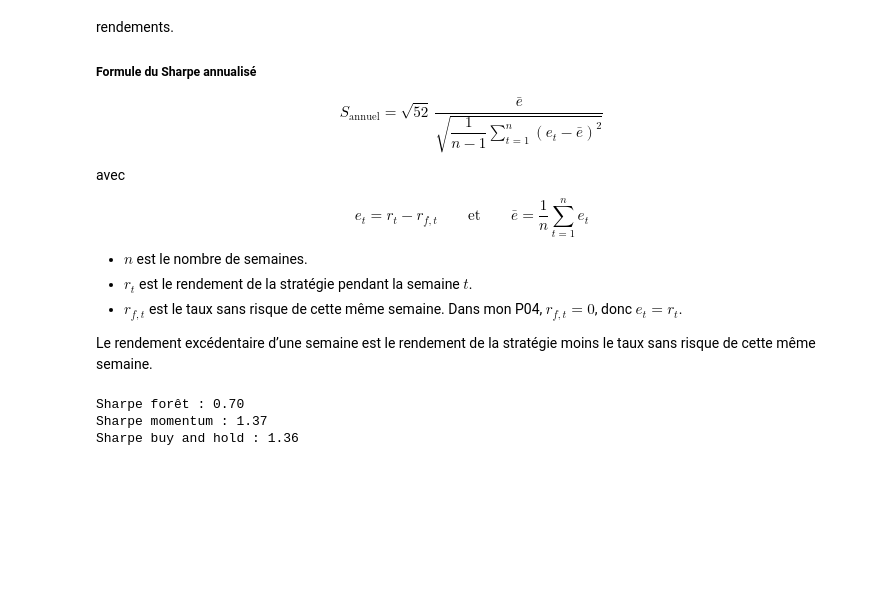
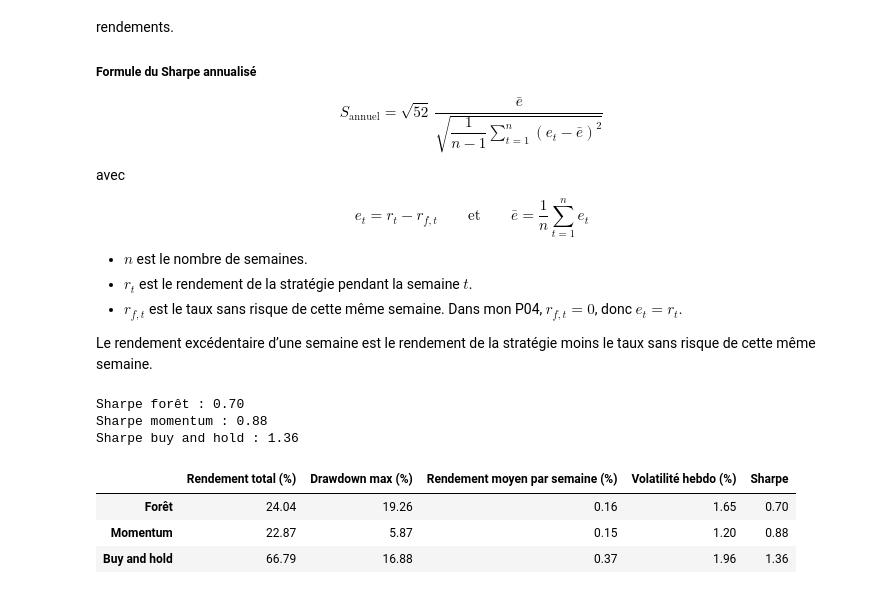
Before and after one commit to lajord/Quant_lab, a Jupyter notebook: projects/04-ml-trading-strategy/main.ipynb, the cells around one changed output. Saved outputs shown, nothing was run; the diff lists cells and outputs as text; code cells hidden in the pictures; blank space fills up the shorter version.

```diff
--- a/projects/04-ml-trading-strategy/main.ipynb
+++ b/projects/04-ml-trading-strategy/main.ipynb
@@ -26,8 +26,9 @@ capital = capital_init * (1 + rendement_foret).cumprod()
 # Buy and hold
 buy_and_hold = capital_init * (1 + signaux['rendement_w1']).cumprod()
 
-momentum = capital_init * (1 + signaux["rendement_w1"] * (signaux["rendement_w"] > 0)).cumprod()
-rendement_momentum = signaux["rendement_w1"] * momentum
+signal_momentum = signaux["rendement_w"] > 0
+rendement_momentum = signaux["rendement_w1"] * signal_momentum
+momentum = capital_init * (1 + rendement_momentum).cumprod()
 # Le regression logistique ca sert a rien car c'est égal au buy and hold
 
 print(f"Forêt aléatoire {(capital.iloc[-1] / capital_init - 1):.2%}")
@@ -105,5 +106,29 @@ print(f"Sharpe momentum : {sharpe_momentum:.2f}")
 print(f"Sharpe buy and hold : {sharpe_bh:.2f}")
 # %% [output]
 Sharpe forêt : 0.70
-Sharpe momentum : 1.37
+Sharpe momentum : 0.88
 Sharpe buy and hold : 1.36
+# %%
+rendements = pd.DataFrame({
+    "Forêt": rendement_foret,
+    "Momentum": rendement_momentum,
+    "Buy and hold": rendement_bh,
+})
+
+capital = capital_init * (1 + rendements).cumprod()
+sommets = capital.cummax().clip(lower=capital_init)
+
+bilan = pd.DataFrame({
+    "Rendement total (%)": (capital.iloc[-1] / capital_init - 1) * 100,
+    "Drawdown max (%)": (1 - capital / sommets).max() * 100,
+    "Rendement moyen par semaine (%)": rendements.mean() * 100,
+    "Volatilité hebdo (%)": rendements.std() * 100,
+    "Sharpe": rendements.mean() / rendements.std() * numpy.sqrt(52),
+})
+
+bilan.round(2)
+# %% [output]
+|  | Rendement total (%) | Drawdown max (%) | Rendement moyen par semaine (%) | Volatilité hebdo (%) | Sharpe |
+| Forêt | 24.04 | 19.26 | 0.16 | 1.65 | 0.70 |
+| Momentum | 22.87 | 5.87 | 0.15 | 1.20 | 0.88 |
+| Buy and hold | 66.79 | 16.88 | 0.37 | 1.96 | 1.36 |
```
